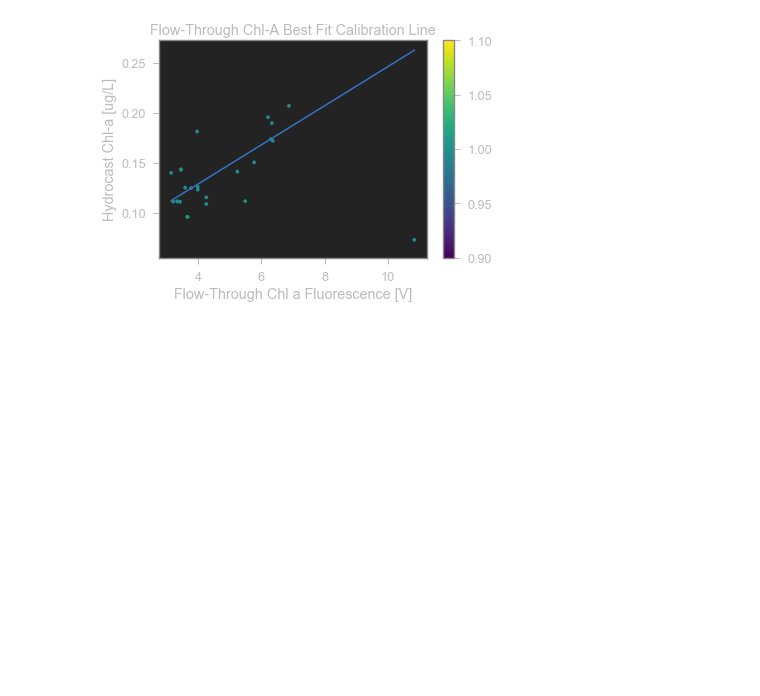
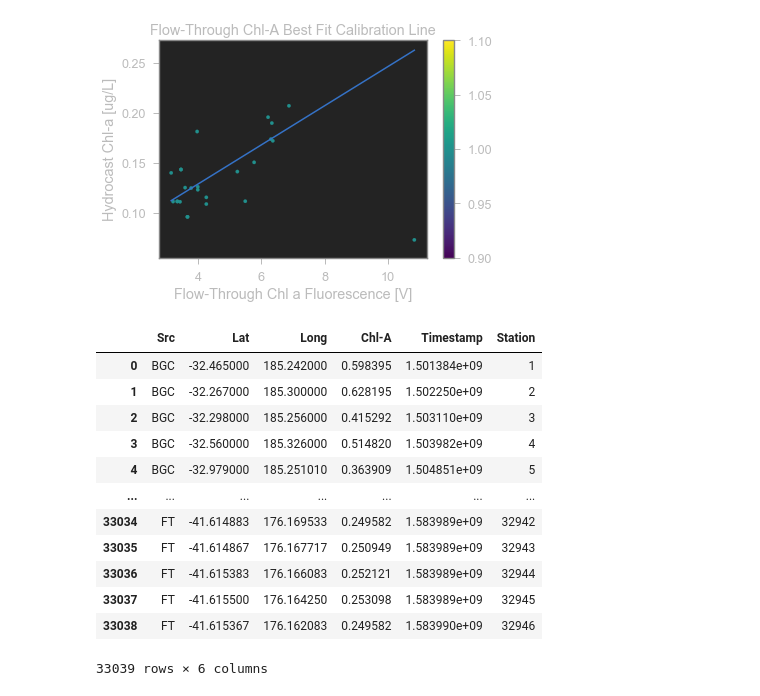
Before and after one commit to AmyPhung/chl-a-comparison, a Jupyter notebook: Workbook9 (major revision).ipynb, the cells around one changed output. Drawn from its saved outputs; the diff is of its cells as text; code cells hidden in the pictures; blank space fills up the shorter version.

```diff
--- a/Workbook9 (major revision).ipynb
+++ b/Workbook9 (major revision).ipynb
@@ -607,3 +630,22 @@ display(ft_data.df)
 | 32945 | FT | -41.615367 | 176.162083 | 0.249582 | 1.583990e+09 | 32946 |
 32946 rows × 6 columns
 [figure]
+# %%
+# Merge datasets
+frames = [bgc_data.df, ft_data.df]
+compiled_df = pd.concat(frames, ignore_index=True)
+compiled_df
+# %% [output]
+|  | Src | Lat | Long | Chl-A | Timestamp | Station |
+| 0 | BGC | -32.465000 | 185.242000 | 0.598395 | 1.501384e+09 | 1 |
+| 1 | BGC | -32.267000 | 185.300000 | 0.628195 | 1.502250e+09 | 2 |
+| 2 | BGC | -32.298000 | 185.256000 | 0.415292 | 1.503110e+09 | 3 |
+| 3 | BGC | -32.560000 | 185.326000 | 0.514820 | 1.503982e+09 | 4 |
+| 4 | BGC | -32.979000 | 185.251010 | 0.363909 | 1.504851e+09 | 5 |
+| ... | ... | ... | ... | ... | ... | ... |
+| 33034 | FT | -41.614883 | 176.169533 | 0.249582 | 1.583989e+09 | 32942 |
+| 33035 | FT | -41.614867 | 176.167717 | 0.250949 | 1.583989e+09 | 32943 |
+| 33036 | FT | -41.615383 | 176.166083 | 0.252121 | 1.583989e+09 | 32944 |
+| 33037 | FT | -41.615500 | 176.164250 | 0.253098 | 1.583989e+09 | 32945 |
+| 33038 | FT | -41.615367 | 176.162083 | 0.249582 | 1.583990e+09 | 32946 |
+33039 rows × 6 columns
```
Also changed, not shown: parts of 5 cells of this notebook.
